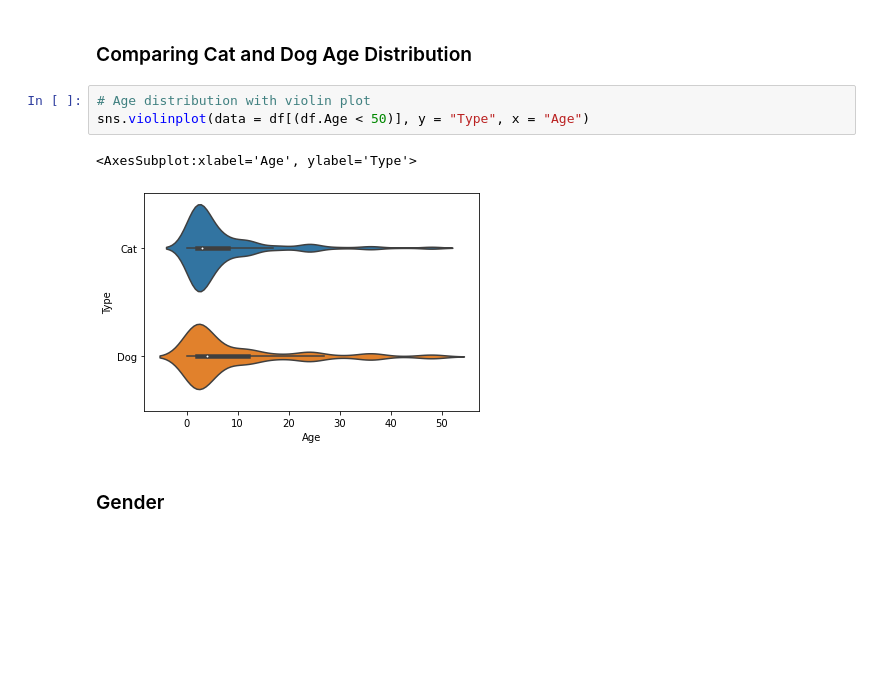
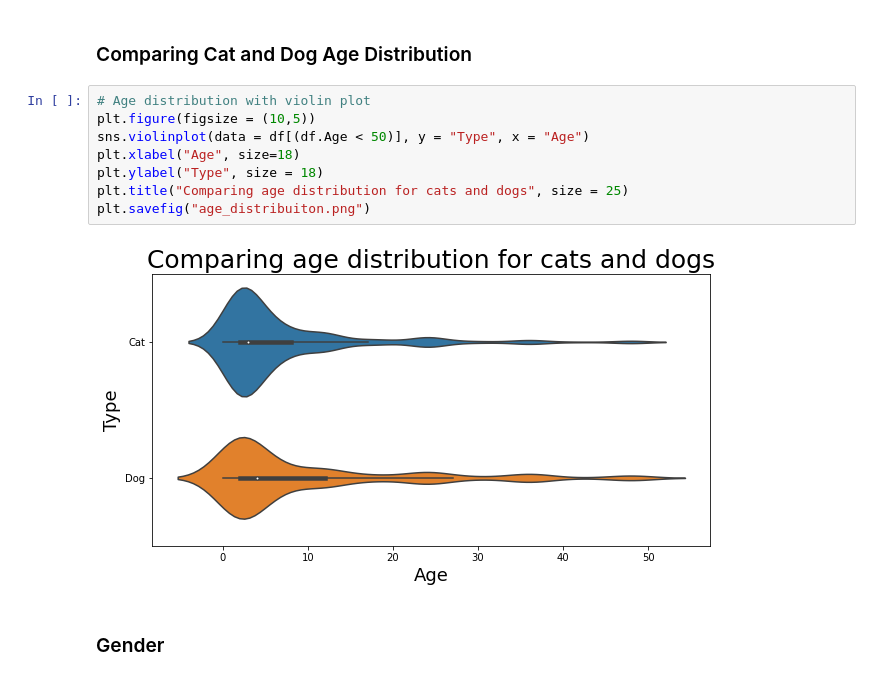
Before and after one commit to naufaldi-fir/adoption-prediction-project, a Jupyter notebook: Exploration on Age, Gender, Maturity Size, Furlength and Quantity.ipynb, the cells around one changed output. Drawn from its saved outputs; the diff is of its cells as text; blank space fills up the shorter version.

```diff
--- a/Exploration on Age, Gender, Maturity Size, Furlength and Quantity.ipynb
+++ b/Exploration on Age, Gender, Maturity Size, Furlength and Quantity.ipynb
@@ -113,10 +113,14 @@ sns.violinplot(data = df[(df.Age < 50)],x = "Age", orient = "h", inner = None)
 ### Comparing Cat and Dog Age Distribution
 # %%
 # Age distribution with violin plot
+plt.figure(figsize = (10,5))
 sns.violinplot(data = df[(df.Age < 50)], y = "Type", x = "Age")
+plt.xlabel("Age", size=18)
+plt.ylabel("Type", size = 18)
+plt.title("Comparing age distribution for cats and dogs", size = 25)
+plt.savefig("age_distribuiton.png")
 # %% [output]
-<AxesSubplot:xlabel='Age', ylabel='Type'>
-[figure, old version]
+[figure, new version]
 # %% [markdown]
 ### Gender
 # %%
```
Also changed, not shown: parts of 1 cell of this notebook.
